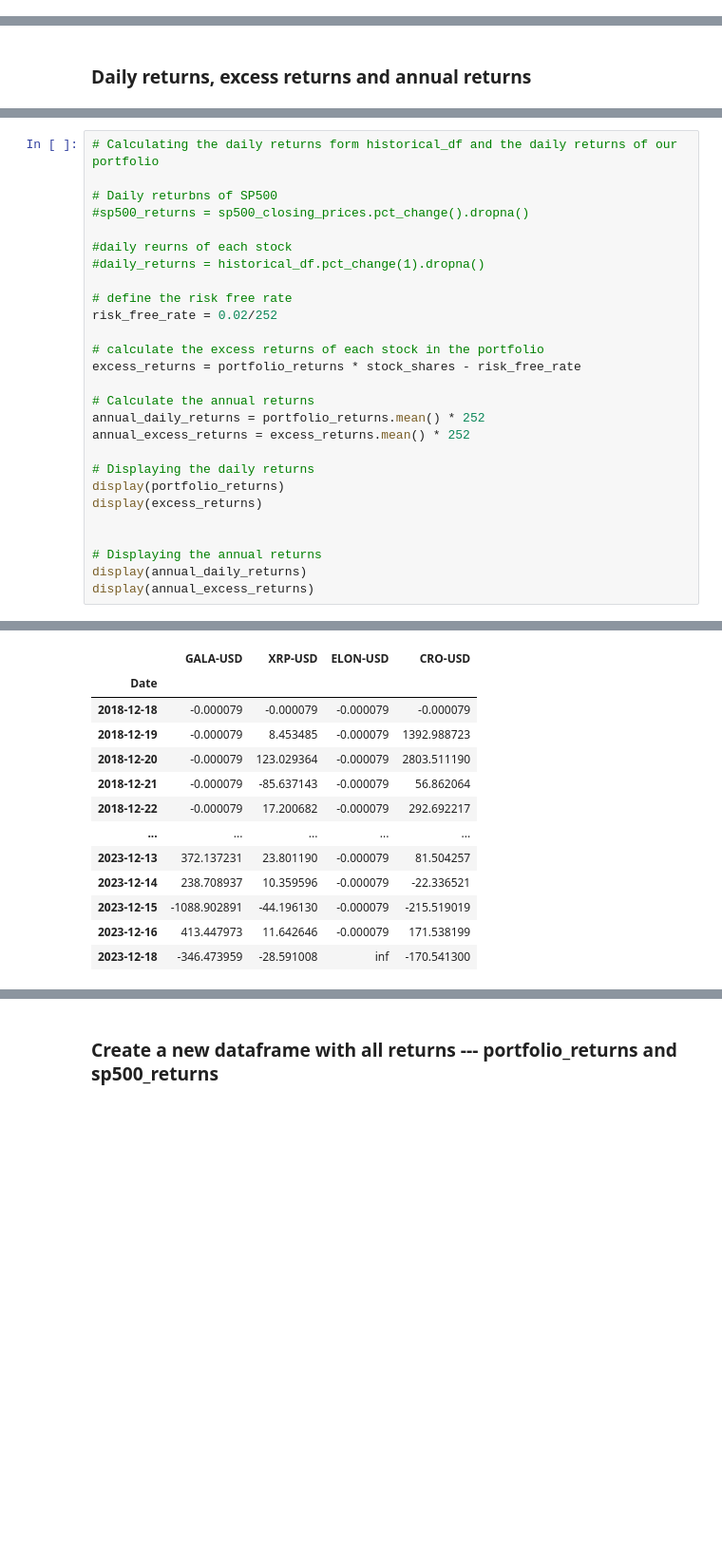
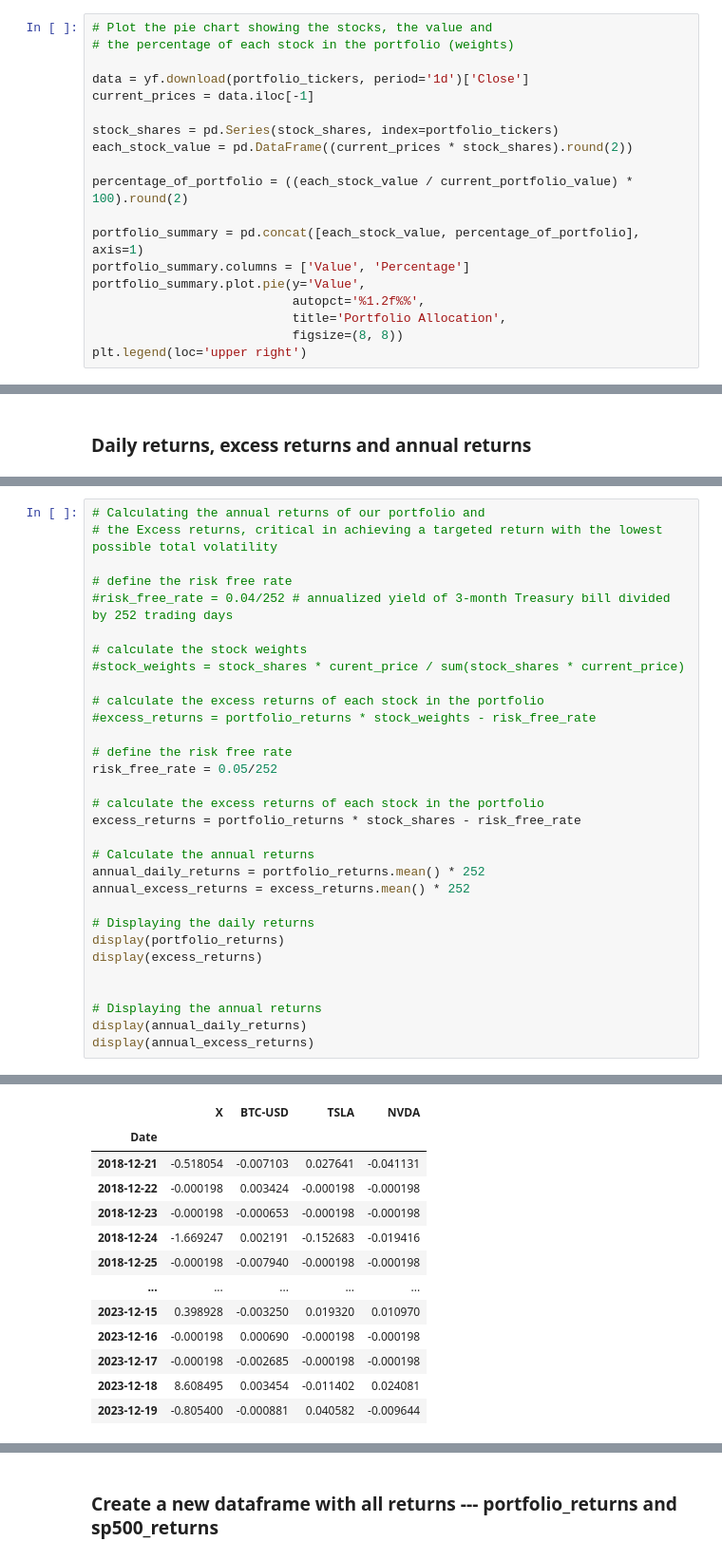
Before and after one commit to kerimux/InvestInspect, a Jupyter notebook: jahun_draft.ipynb, the cells around one changed output, grey strips where cells are left out. Shown at 95% size. Drawn from its saved outputs; the diff is of its cells as text; blank space fills up the shorter version.

```diff
--- a/jahun_draft.ipynb
+++ b/jahun_draft.ipynb
@@ -120,0 +101,19 @@ valued_each.hvplot()
+# %%
+# Plot the pie chart showing the stocks, the value and
+# the percentage of each stock in the portfolio (weights)
+
+data = yf.download(portfolio_tickers, period='1d')['Close']
+current_prices = data.iloc[-1]
+
+stock_shares = pd.Series(stock_shares, index=portfolio_tickers)
+each_stock_value = pd.DataFrame((current_prices * stock_shares).round(2))
+
+percentage_of_portfolio = ((each_stock_value / current_portfolio_value) * 100).round(2)
+
+portfolio_summary = pd.concat([each_stock_value, percentage_of_portfolio], axis=1)
+portfolio_summary.columns = ['Value', 'Percentage']
+portfolio_summary.plot.pie(y='Value',
+                           autopct='%1.2f%%',
+                           title='Portfolio Allocation',
+                           figsize=(8, 8))
+plt.legend(loc='upper right')
@@ -138,14 +181,18 @@ cumulative_spy500_returns.plot(ax=ax, label='SP500', legend=True)
 # %%
-# Calculating the daily returns form historical_df and the daily returns of our portfolio
-
-# Daily returbns of SP500
-#sp500_returns = sp500_closing_prices.pct_change().dropna()
-
-#daily reurns of each stock
-#daily_returns = historical_df.pct_change(1).dropna()
+# Calculating the annual returns of our portfolio and
+# the Excess returns, critical in achieving a targeted return with the lowest possible total volatility
 
 # define the risk free rate
-risk_free_rate = 0.02/252
+#risk_free_rate = 0.04/252 # annualized yield of 3-month Treasury bill divided by 252 trading days
+
+# calculate the stock weights
+#stock_weights = stock_shares * curent_price / sum(stock_shares * current_price)
+
+# calculate the excess returns of each stock in the portfolio
+#excess_returns = portfolio_returns * stock_weights - risk_free_rate
+
+# define the risk free rate
+risk_free_rate = 0.05/252
 
 # calculate the excess returns of each stock in the portfolio
 excess_returns = portfolio_returns * stock_shares - risk_free_rate
@@ -180,13 +227,13 @@ display(annual_excess_returns)
-|  | GALA-USD | XRP-USD | ELON-USD | CRO-USD |
+|  | X | BTC-USD | TSLA | NVDA |
 | Date |  |  |  |  |
-| 2018-12-18 | -0.000079 | -0.000079 | -0.000079 | -0.000079 |
-| 2018-12-19 | -0.000079 | 8.453485 | -0.000079 | 1392.988723 |
-| 2018-12-20 | -0.000079 | 123.029364 | -0.000079 | 2803.511190 |
-| 2018-12-21 | -0.000079 | -85.637143 | -0.000079 | 56.862064 |
-| 2018-12-22 | -0.000079 | 17.200682 | -0.000079 | 292.692217 |
+| 2018-12-21 | -0.518054 | -0.007103 | 0.027641 | -0.041131 |
+| 2018-12-22 | -0.000198 | 0.003424 | -0.000198 | -0.000198 |
+| 2018-12-23 | -0.000198 | -0.000653 | -0.000198 | -0.000198 |
+| 2018-12-24 | -1.669247 | 0.002191 | -0.152683 | -0.019416 |
+| 2018-12-25 | -0.000198 | -0.007940 | -0.000198 | -0.000198 |
 | ... | ... | ... | ... | ... |
-| 2023-12-13 | 372.137231 | 23.801190 | -0.000079 | 81.504257 |
-| 2023-12-14 | 238.708937 | 10.359596 | -0.000079 | -22.336521 |
-| 2023-12-15 | -1088.902891 | -44.196130 | -0.000079 | -215.519019 |
-| 2023-12-16 | 413.447973 | 11.642646 | -0.000079 | 171.538199 |
-| 2023-12-18 | -346.473959 | -28.591008 | inf | -170.541300 |
+| 2023-12-15 | 0.398928 | -0.003250 | 0.019320 | 0.010970 |
+| 2023-12-16 | -0.000198 | 0.000690 | -0.000198 | -0.000198 |
+| 2023-12-17 | -0.000198 | -0.002685 | -0.000198 | -0.000198 |
+| 2023-12-18 | 8.608495 | 0.003454 | -0.011402 | 0.024081 |
+| 2023-12-19 | -0.805400 | -0.000881 | 0.040582 | -0.009644 |
```
Also changed, not shown: parts of 31 cells of this notebook, 2 other files.
